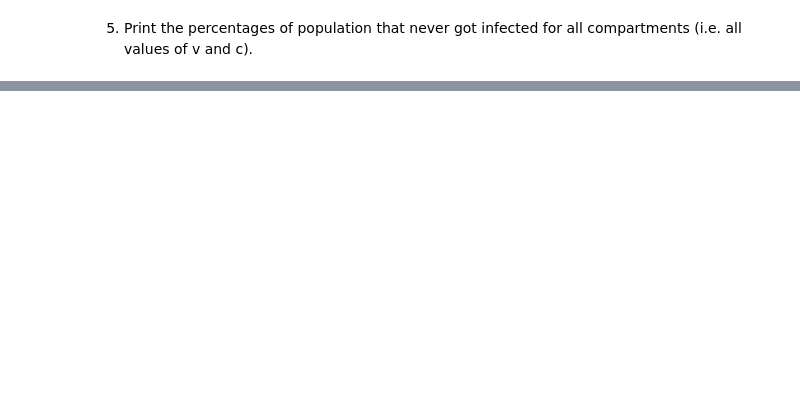
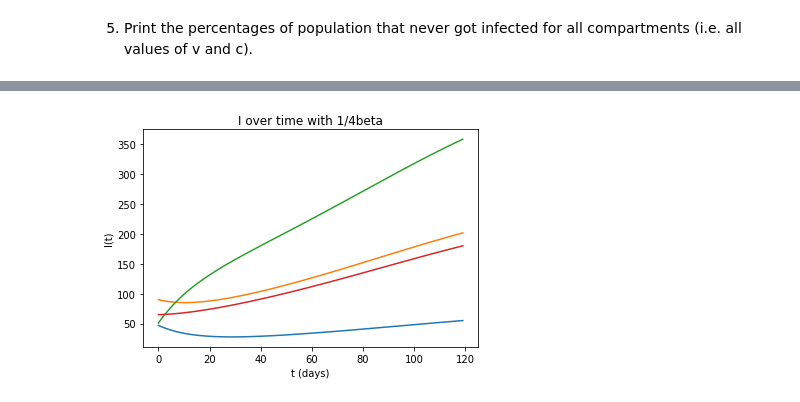
Before and after one commit to Yanbing-Judy/190DD-Project, a Jupyter notebook: Project_Part1a_new.ipynb, the cells around one changed output, grey strips where cells are left out. Cells and saved outputs as stored; diff of their text form; code cells hidden in the pictures; blank space fills up the shorter version.

```diff
--- a/Project_Part1a_new.ipynb
+++ b/Project_Part1a_new.ipynb
@@ -197,0 +222,10 @@ print("The percentage of population that never got infected "\
+# %%
+# Ic_over_time
+for i in range (16,20):
+    plt.plot(sol_s.t,sol_s.y[i])
+plt.ylabel("I(t)")
+plt.xlabel("t (days)")
+plt.title("I over time with 1/4beta")
+plt.show()
+# %% [output]
+[figure, added]
```
Also changed, not shown: parts of 17 cells of this notebook.
